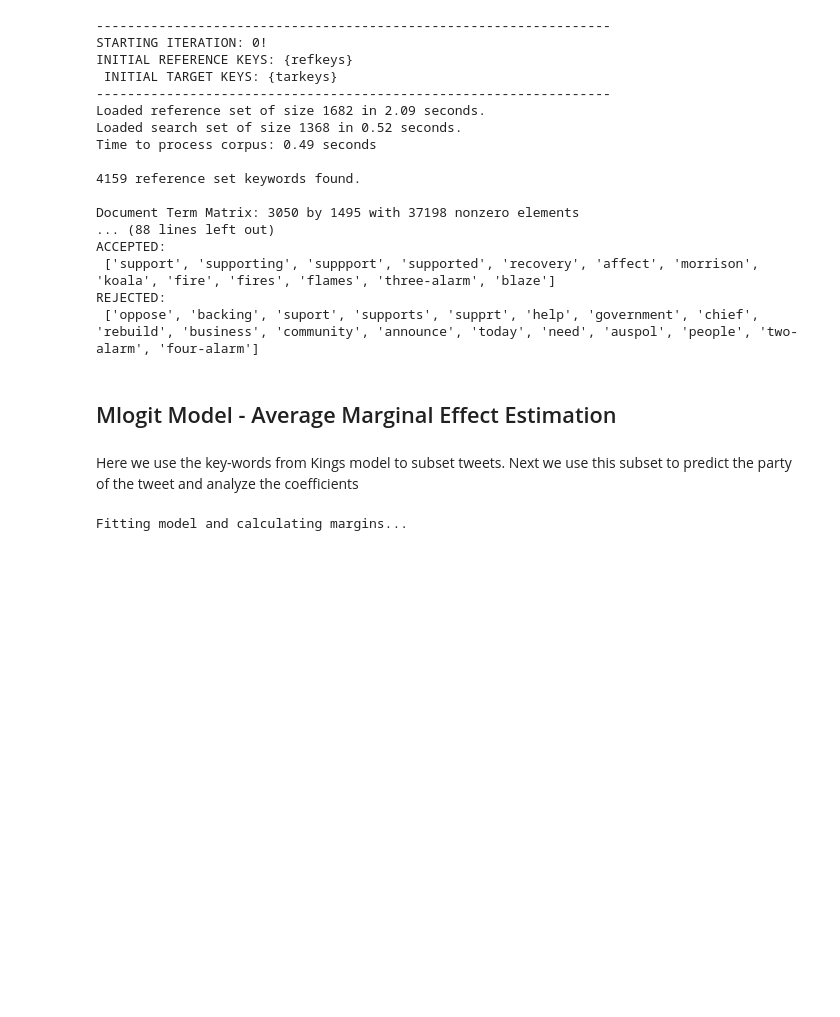
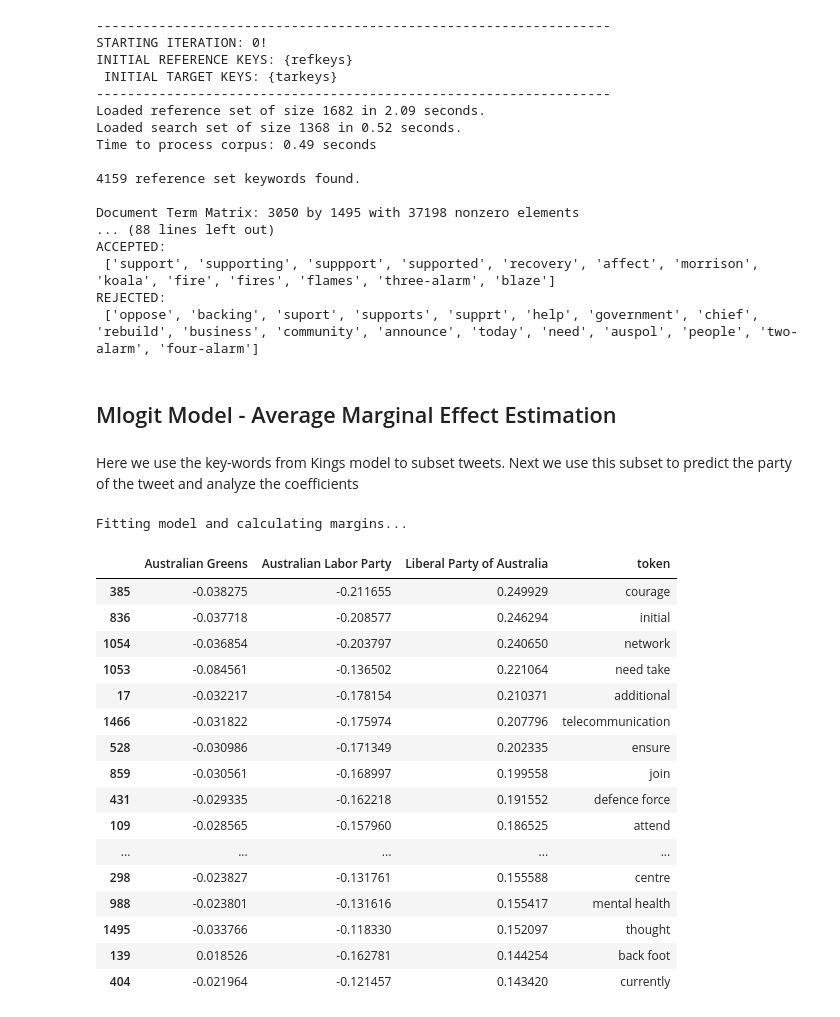
Before and after one commit to frederik-kilpinen/Exam2021-DM-ASDS2, a Jupyter notebook: Notebooks/topic_classification.ipynb, the cells around one changed output. Saved outputs shown, nothing was run; the diff lists cells and outputs as text; code cells hidden in the pictures; blank space fills up the shorter version.

```diff
--- a/Notebooks/topic_classification.ipynb
+++ b/Notebooks/topic_classification.ipynb
@@ -335,4 +347,24 @@ X, y = mlogit_data["lemmas"], mlogit_data["party"]
 mlogit = MlogitMargins(X, y)
 # %% [output]
 Fitting model and calculating margins...
+# %%
+mlogit.margins.sort_values("Liberal Party of Australia", ascending=False).head(20)
+# %% [output]
+|  | Australian Greens | Australian Labor Party | Liberal Party of Australia | token |
+| 385 | -0.038275 | -0.211655 | 0.249929 | courage |
+| 836 | -0.037718 | -0.208577 | 0.246294 | initial |
+| 1054 | -0.036854 | -0.203797 | 0.240650 | network |
+| 1053 | -0.084561 | -0.136502 | 0.221064 | need take |
+| 17 | -0.032217 | -0.178154 | 0.210371 | additional |
+| 1466 | -0.031822 | -0.175974 | 0.207796 | telecommunication |
+| 528 | -0.030986 | -0.171349 | 0.202335 | ensure |
+| 859 | -0.030561 | -0.168997 | 0.199558 | join |
+| 431 | -0.029335 | -0.162218 | 0.191552 | defence force |
+| 109 | -0.028565 | -0.157960 | 0.186525 | attend |
+| ... | ... | ... | ... | ... |
+| 298 | -0.023827 | -0.131761 | 0.155588 | centre |
+| 988 | -0.023801 | -0.131616 | 0.155417 | mental health |
+| 1495 | -0.033766 | -0.118330 | 0.152097 | thought |
+| 139 | 0.018526 | -0.162781 | 0.144254 | back foot |
+| 404 | -0.021964 | -0.121457 | 0.143420 | currently |
 # %%
```
Also changed, not shown: parts of 18 cells of this notebook, 3 other files.
